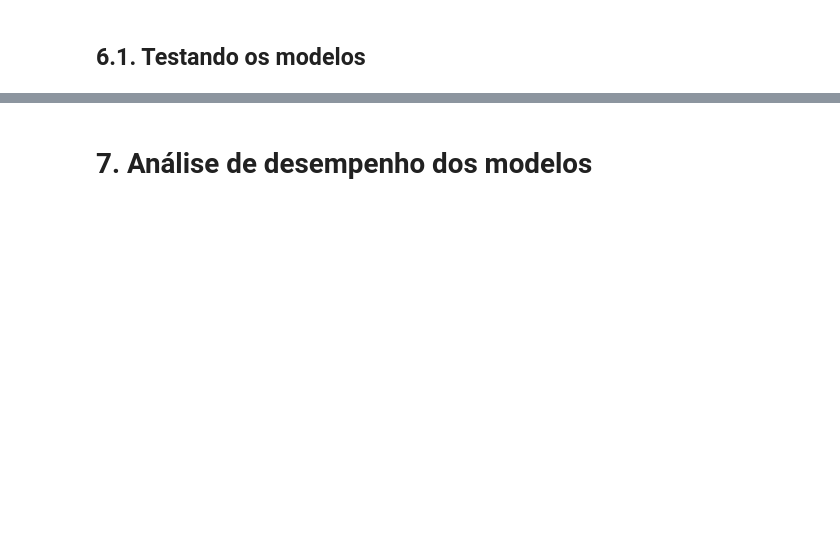
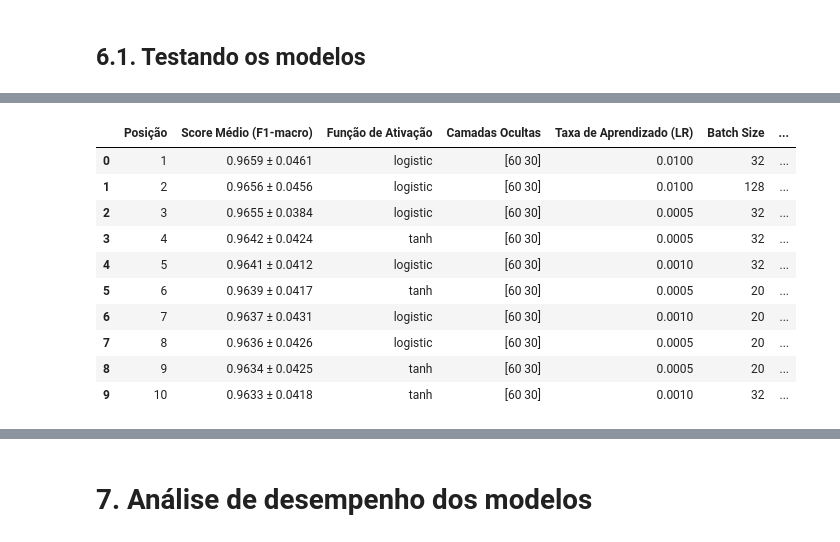
Before and after one commit to PedroYutaroUEA/RNA_PP3, a Jupyter notebook: obesity_estimate_sklearn.ipynb, the cells around one changed output, grey strips where cells are left out. Drawn from its saved outputs; the diff is of its cells as text; code cells hidden in the pictures; blank space fills up the shorter version.

Commit message:
feat: implements top 5 and top 3 eduardo models analysis code and comparation; fix: treinar e testart function parametters;

```diff
--- a/obesity_estimate_sklearn.ipynb
+++ b/obesity_estimate_sklearn.ipynb
@@ -663,0 +626,36 @@ Tempo total de treinamento: 2596.72s
+# %%
+# mostrar os 5 melhores
+# pedro part
+def get_best_models_df(path: str, spots: int = 10):
+    if spots < 1 or spots > 10:
+        print(f"invalid spots value: {spots}")
+        return
+
+    models: list[dict] = []
+
+    try:
+        with open(path, 'r') as f:
+            models = json.load(f)
+    except FileNotFoundError:
+        print(f"Error: The file '{path}' was not found.")
+    except json.JSONDecodeError:
+        print("Error: Failed to decode JSON from the file. Check for malformed JSON syntax.")
+
+    data_list: list[dict] = []
+
+    for item in models:
+        if item['posicao'] <= spots:
+            row = {
+                'Posição': item['posicao'],
+                'Score Médio (F1-macro)': f"{item['score_medio']:.4f} ± {item['score_std']:.4f}",
+                'Função de Ativação': item['hiperparametros']['activation'],
+                'Camadas Ocultas': str(item['hiperparametros']['hidden_layer_sizes']).replace(',', ''),
+                'Taxa de Aprendizado (LR)': item['hiperparametros']['learning_rate_init'],
+                'Batch Size': item['hiperparametros']['batch_size'],
+                'Max Iter': item['hiperparametros']['max_iter'],
+                'N Iter No Change': item['hiperparametros']['n_iter_no_change'],
+                'Solver': item['hiperparametros']['solver']
+            }
+            data_list.append(row)
+
+    return pd.DataFrame(data_list)
@@ -663,0 +752,18 @@ Tempo total de treinamento: 2596.72s
+# %%
+folder_name = 'top10modelos_pedro_finetunning'
+path = f'./{folder_name}/top10_info.json'
+spots = 10
+top5_df = get_best_models_df(path, spots)
+top5_df
+# %% [output]
+|  | Posição | Score Médio (F1-macro) | Função de Ativação | Camadas Ocultas | Taxa de Aprendizado (LR) | Batch Size | ... |
+| 0 | 1 | 0.9659 ± 0.0461 | logistic | [60 30] | 0.0100 | 32 | ... |
+| 1 | 2 | 0.9656 ± 0.0456 | logistic | [60 30] | 0.0100 | 128 | ... |
+| 2 | 3 | 0.9655 ± 0.0384 | logistic | [60 30] | 0.0005 | 32 | ... |
+| 3 | 4 | 0.9642 ± 0.0424 | tanh | [60 30] | 0.0005 | 32 | ... |
+| 4 | 5 | 0.9641 ± 0.0412 | logistic | [60 30] | 0.0010 | 32 | ... |
+| 5 | 6 | 0.9639 ± 0.0417 | tanh | [60 30] | 0.0005 | 20 | ... |
+| 6 | 7 | 0.9637 ± 0.0431 | logistic | [60 30] | 0.0010 | 20 | ... |
+| 7 | 8 | 0.9636 ± 0.0426 | logistic | [60 30] | 0.0005 | 20 | ... |
+| 8 | 9 | 0.9634 ± 0.0425 | tanh | [60 30] | 0.0005 | 20 | ... |
+| 9 | 10 | 0.9633 ± 0.0418 | tanh | [60 30] | 0.0010 | 32 | ... |
```
Also changed, not shown: parts of 14 cells of this notebook, 15 other files.
